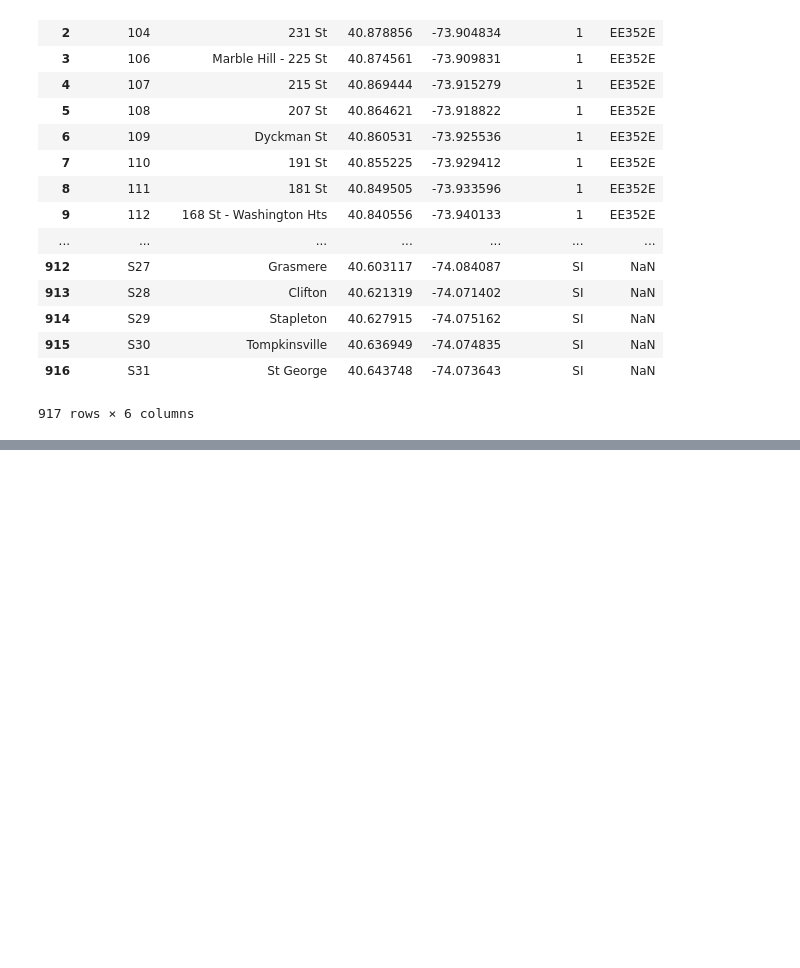
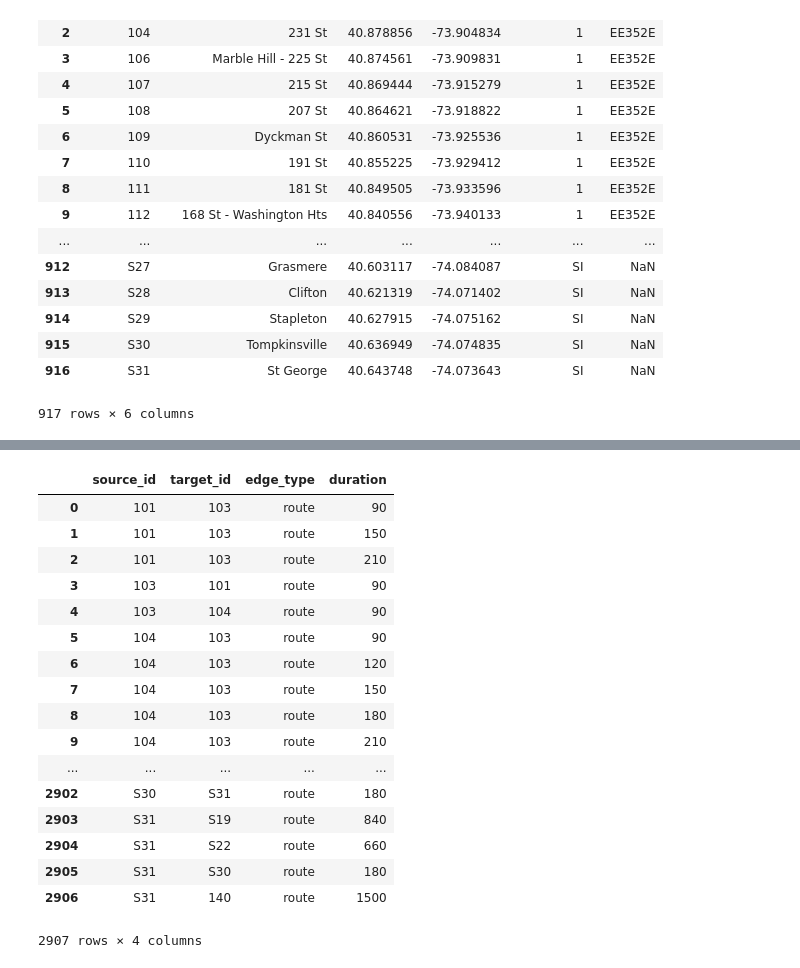
Before and after one commit to elainechan/prototyping-functionality, a Jupyter notebook: subway-data.ipynb, the cells around one changed output, grey strips where cells are left out. Cells and saved outputs as stored; diff of their text form; code cells hidden in the pictures; blank space fills up the shorter version.

```diff
--- a/subway-data.ipynb
+++ b/subway-data.ipynb
@@ -289,0 +322,21 @@ routesplusstops
+# %%
+edges = pd.read_csv('./mtaEdges.csv'); edges
+# %% [output]
+|  | source_id | target_id | edge_type | duration |
+| 0 | 101 | 103 | route | 90 |
+| 1 | 101 | 103 | route | 150 |
+| 2 | 101 | 103 | route | 210 |
+| 3 | 103 | 101 | route | 90 |
+| 4 | 103 | 104 | route | 90 |
+| 5 | 104 | 103 | route | 90 |
+| 6 | 104 | 103 | route | 120 |
+| 7 | 104 | 103 | route | 150 |
+| 8 | 104 | 103 | route | 180 |
+| 9 | 104 | 103 | route | 210 |
+| ... | ... | ... | ... | ... |
+| 2902 | S30 | S31 | route | 180 |
+| 2903 | S31 | S19 | route | 840 |
+| 2904 | S31 | S22 | route | 660 |
+| 2905 | S31 | S30 | route | 180 |
+| 2906 | S31 | 140 | route | 1500 |
+2907 rows × 4 columns
```
Also changed, not shown: parts of 15 cells of this notebook, 2 other files.
